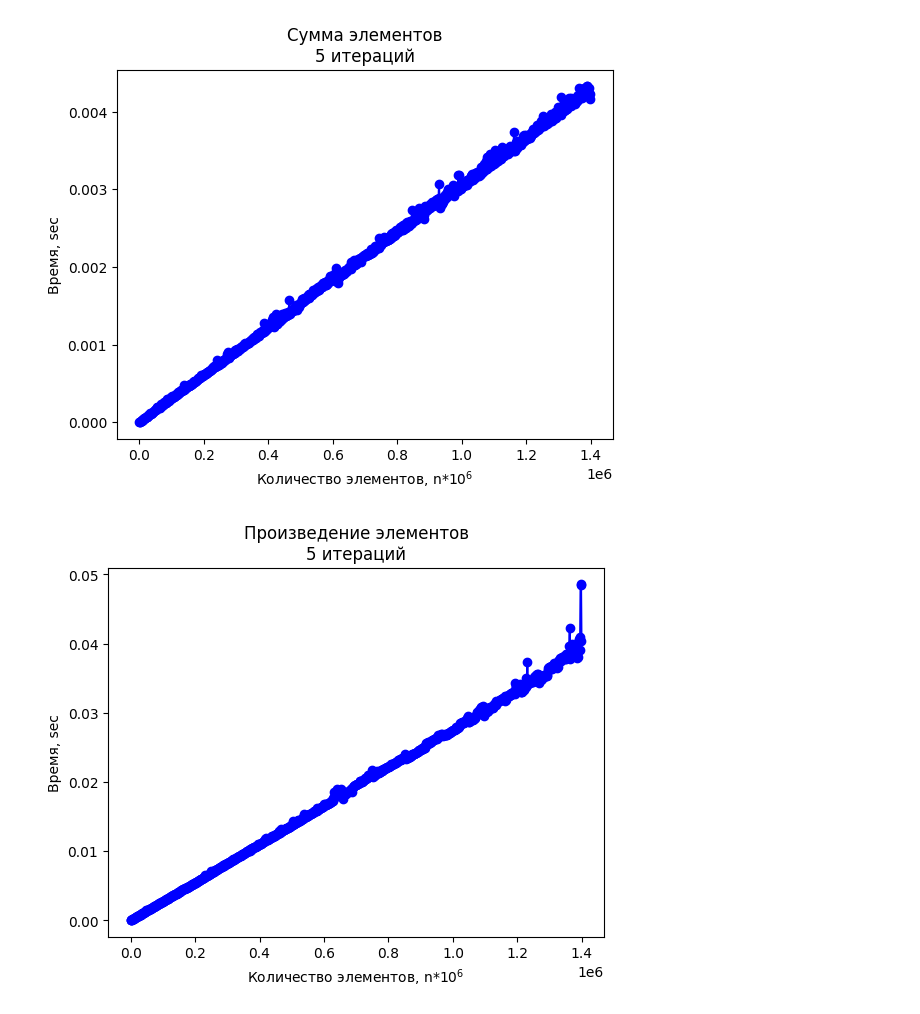
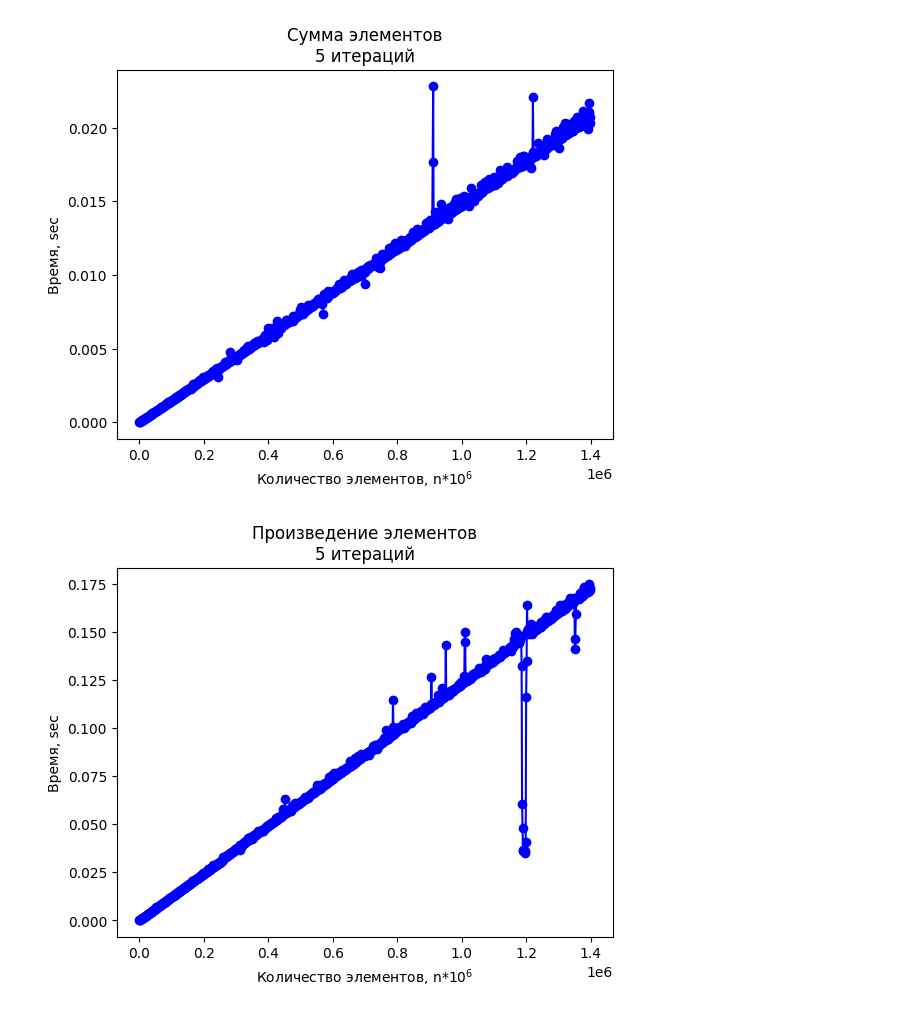
Before and after one commit to l4rchi/aads, a Jupyter notebook: labs/lab01/lab01_06/Lab01_06.ipynb, the cells around one changed output. Saved outputs shown, nothing was run; the diff lists cells and outputs as text; code cells hidden in the pictures.

```diff
--- a/labs/lab01/lab01_06/Lab01_06.ipynb
+++ b/labs/lab01/lab01_06/Lab01_06.ipynb
@@ -58,31 +58,25 @@ def get_usage_time(*, number: int = 1, setup: str = 'pass', ndigits: int = 3) ->
 # %%
 funcs = {
     'Сумма элементов': TZ12,
     'Произведение элементов': TZ13,
     'Вычисление полинома методом Горнера': TZ14,
     'Поиск минимума простым перебором': TZ16
 }
 
 N = 20 - 6
 iter_count = 5
 count = range(1, 10 ** 5 * N, 100 * N)
 for title in funcs:
-    vectors = [create_vector(10 ** 5 * N) for _ in range(iter_count)]
-    times = [0.0] * (10 ** 3)
-    func = get_usage_time(ndigits=5)(funcs[title])
-
-    for i in count:
-        position = i // (100 * N)
-        for vector in vectors:
-            times[position] += func(vector[:i])
-        times[position] = times[position] / iter_count
+    vector = create_vector(10 ** 5 * N)
+    func = get_usage_time(ndigits=5, number=iter_count)(funcs[title])
+    times = [func(vector[:i]) for i in count]
 
     fig = plt.plot(count, times, 'bo-')
     plt.title(f'{title}\n{iter_count} итераций')
     ax = plt.gca()
     ax.set_xlabel('Количество элементов, n*$10^6$')
     ax.set_ylabel('Время, sec')
     plt.show()
 # %% [output]
-[figure, old version]
+[figure, new version]
-[figure, old version]
+[figure, new version]
```
Also changed, not shown: parts of 3 cells of this notebook.
